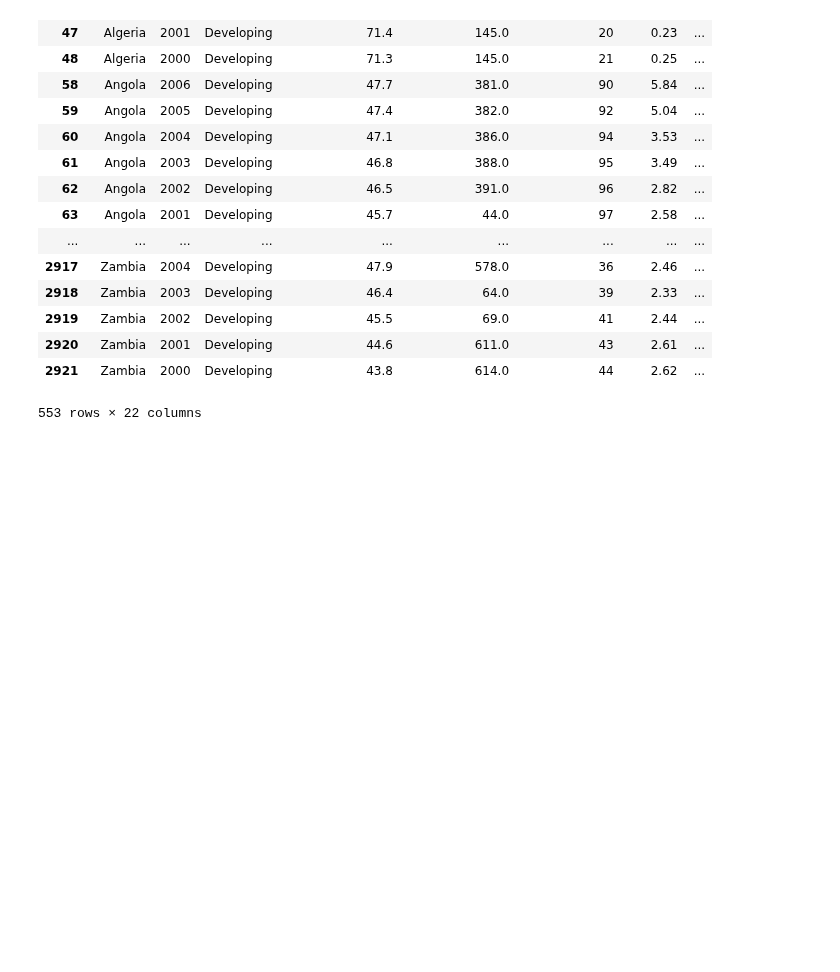
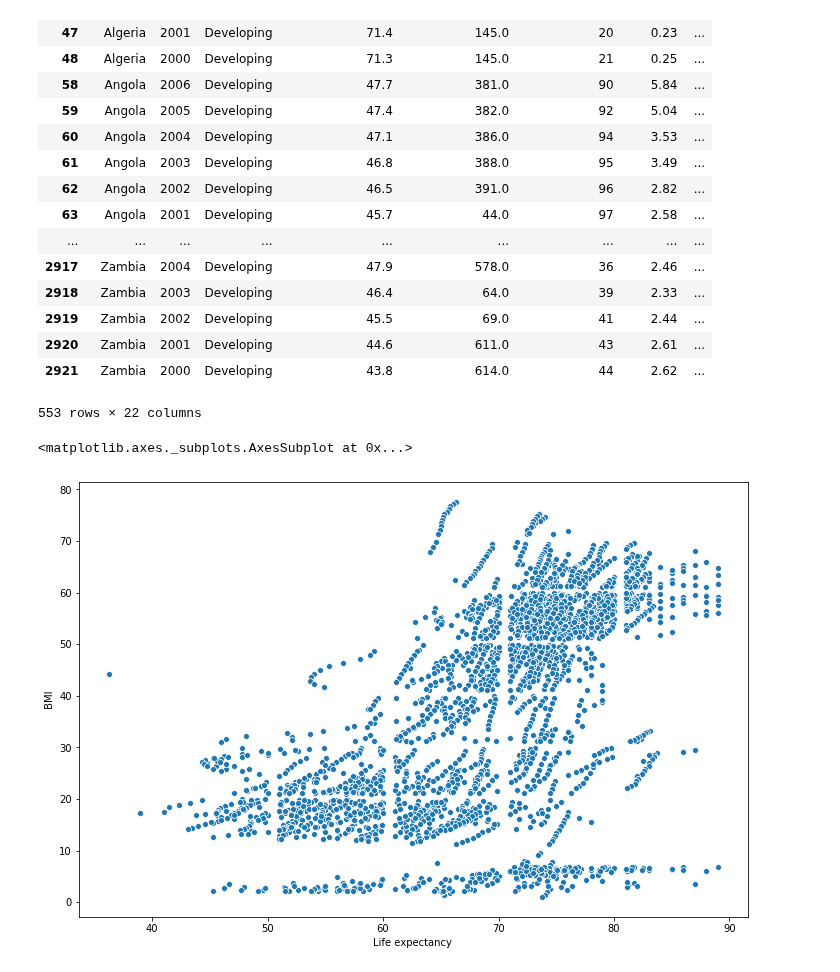
Before and after one commit to timcopelandoh/thinkful, a Jupyter notebook: 16.10 - Model Preparation Challenge.ipynb, the cells around one changed output. Drawn from its saved outputs; the diff is of its cells as text; code cells hidden in the pictures; blank space fills up the shorter version.

```diff
--- a/16.10 - Model Preparation Challenge.ipynb
+++ b/16.10 - Model Preparation Challenge.ipynb
@@ -123,6 +123,8 @@ Palau                                1
 Name: Country, Length: 193, dtype: int64
 # %% [markdown]
 Seeing as these are the only 10 countries in our dataset that do not have the full 16 years, I think it makes the most sense to remove them from the data set. We don't have a good value to impute.
+# %%
+df = df[df['Life expectancy '].isnull()==False]
 # %%
 df[df['Alcohol'].isnull()]['Country'].value_counts()
 # %% [output]
@@ -164,3 +187,10 @@ df[df['Hepatitis B'].isnull()]
 | 2920 | Zambia | 2001 | Developing | 44.6 | 611.0 | 43 | 2.61 | ... |
 | 2921 | Zambia | 2000 | Developing | 43.8 | 614.0 | 44 | 2.62 | ... |
 553 rows × 22 columns
+# %%
+plt.figure(figsize=(12,8))
+
+sns.scatterplot(df['Life expectancy '], df[' BMI '])
+# %% [output]
+<matplotlib.axes._subplots.AxesSubplot at 0x...>
+[figure, added]
```
Also changed, not shown: parts of 6 cells of this notebook, 1 other file.
